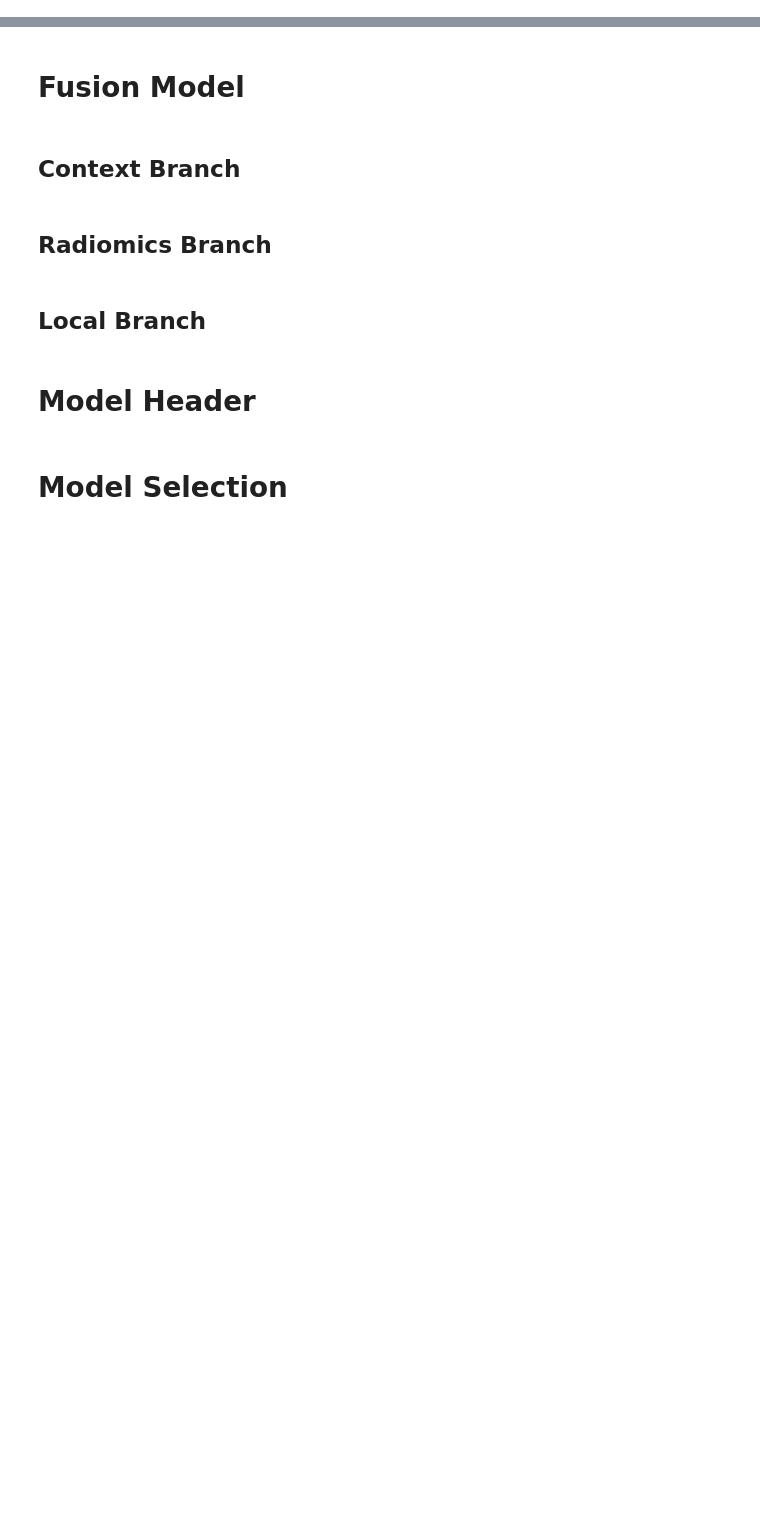
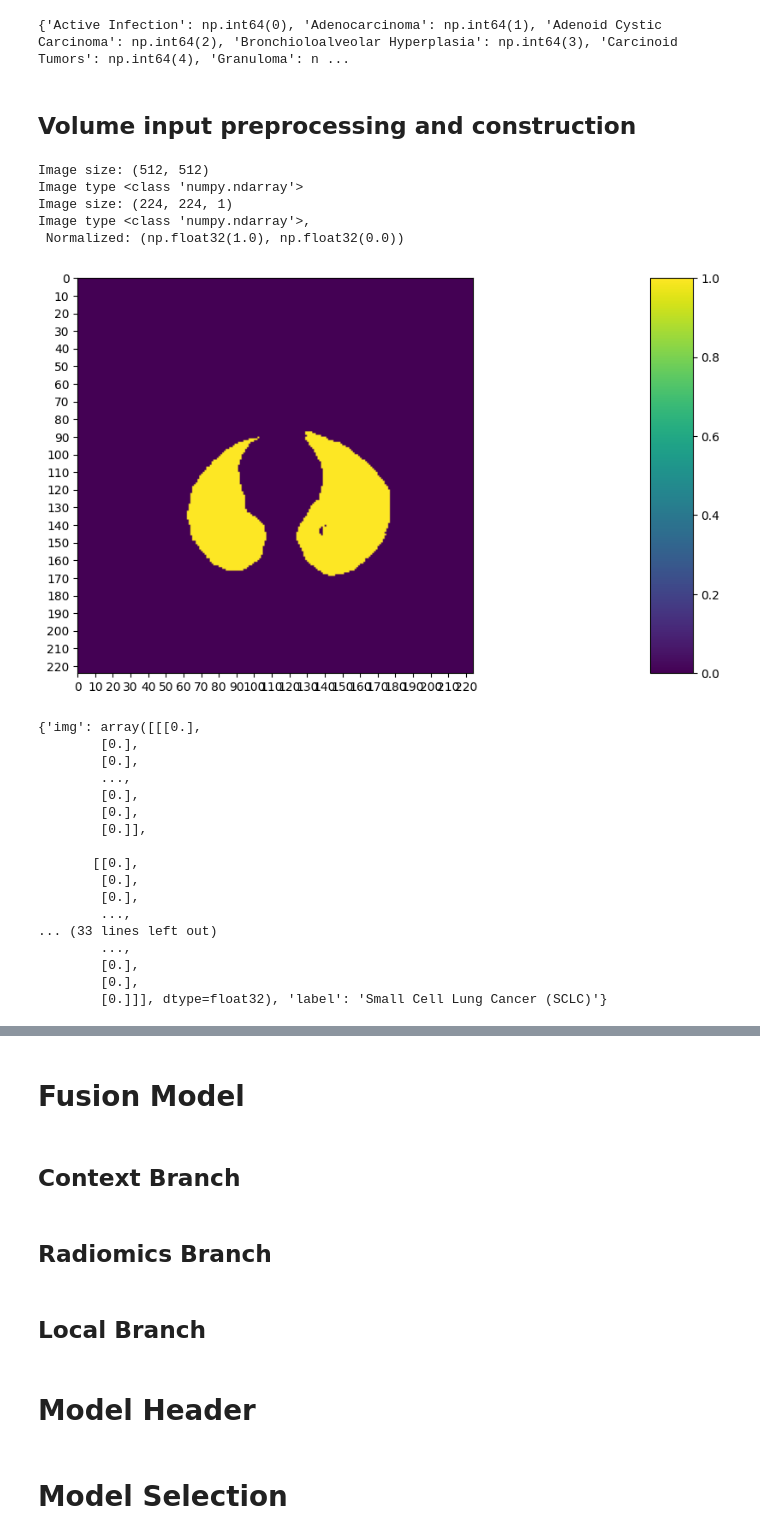
Before and after one commit to Christian-Stefan/Team-Internship, a Jupyter notebook: ContextModel.ipynb, the cells around one changed output, grey strips where cells are left out. Cells and saved outputs as stored; diff of their text form; code cells hidden in the pictures; blank space fills up the shorter version.

```diff
--- a/ContextModel.ipynb
+++ b/ContextModel.ipynb
@@ -2,0 +24,80 @@
+# %%
+# 3. Encoding labels
+label = LabelEncoder()
+data['label'] = label.fit_transform(data['nodule_name'])
+label_map = dict(zip(label.classes_, label.transform(label.classes_)))
+print(label_map)
+# %% [output]
+{'Active Infection': np.int64(0), 'Adenocarcinoma': np.int64(1), 'Adenoid Cystic Carcinoma': np.int64(2), 'Bronchioloalveolar Hyperplasia': np.int64(3), 'Carcinoid Tumors': np.int64(4), 'Granuloma': n ...
+# %% [markdown]
+## Volume input preprocessing and construction
+# %%
+from drive.MyDrive.TeamInternship.P_P import Preprocessing
+
+# 4. Preprocess lungs
+# processing = Preprocessing(Root_path="/content/drive/MyDrive/TeamInternship/20241221_074106",
+#                          Output_path="/content/Output")
+# dcm_collected_data = processing.get_slice_and_coordnates_Paths()
+
+# processing.preprocess_Data(dcm_collected_data,
+#                            plot=False,
+#                            save=True,
+#                            segment=False)
+
+# 5. Initialize the sitk class - ImageSeriesReader - to create suitable objects for lung's slices and labels
+sample_path:str = '/content/Output/LIDC-IDRI-0000/LungLIDC-IDRI-0000_1-0053.dcm'
+dicom_files = pydicom.dcmread(sample_path)
+img_context = dicom_files.pixel_array
+print("Image size:",img_context.shape,f"\nImage type {type(img_context)}")
+
+resized_image = cv2.resize(img_context, (224,224)) # 5.1. Resizing the image
+normalized_image  = resized_image.astype(np.float32) # 5.2. Normalization
+normalized_image = (normalized_image - normalized_image.min()) / (normalized_image.max() - normalized_image.min() + 1e-5)
+channeled_image = np.expand_dims(normalized_image,-1) # 5.3. Adding one more channel - binary
+
+print("Image size:",channeled_image.shape,f"\nImage type {type(channeled_image)},\n Normalized: {channeled_image.max(), channeled_image.min()}")
+
+fig = plt.figure(figsize=(10,6))
+plt.imshow(resized_image)
+plt.xticks(np.arange(-0.5, normalized_image.shape[0]+1, 10), labels=np.arange(0, normalized_image.shape[0]+1, 10))
+plt.yticks(np.arange(-0.5, normalized_image.shape[1]+1, 10), labels=np.arange(0, normalized_image.shape[1]+1, 10))
+plt.clim([0,1])
+cbar_ax = fig.add_axes([0.95, .11, 0.05, 0.77])
+plt.clim([0, 1])
+plt.colorbar(cax=cbar_ax)
+plt.show()
+
+# 6. Craft a dictionary that can encompass both, the image itself and associated label: {'img': numpy.ndarray, 'label': ...}
+import json
+json_path:str = "/content/Output/LIDC-IDRI-0000/segmentation_00000.json"
+with open(json_path, 'r') as f:
+  json_annotation = json.load(f)
+
+label = json_annotation['characteristics'][0]['nodule_name']
+prepared_sample = {'img':channeled_image,'label':label}
+
+print(prepared_sample)
+# %% [output]
+Image size: (512, 512)
+Image type <class 'numpy.ndarray'>
+Image size: (224, 224, 1)
+Image type <class 'numpy.ndarray'>,
+ Normalized: (np.float32(1.0), np.float32(0.0))
+[figure, added]
+{'img': array([[[0.],
+        [0.],
+        [0.],
+        ...,
+        [0.],
+        [0.],
+        [0.]],
+
+       [[0.],
+        [0.],
+        [0.],
+        ...,
+... (33 lines left out)
+        ...,
+        [0.],
+        [0.],
+        [0.]]], dtype=float32), 'label': 'Small Cell Lung Cancer (SCLC)'}
```
Also changed, not shown: parts of 10 cells of this notebook.
